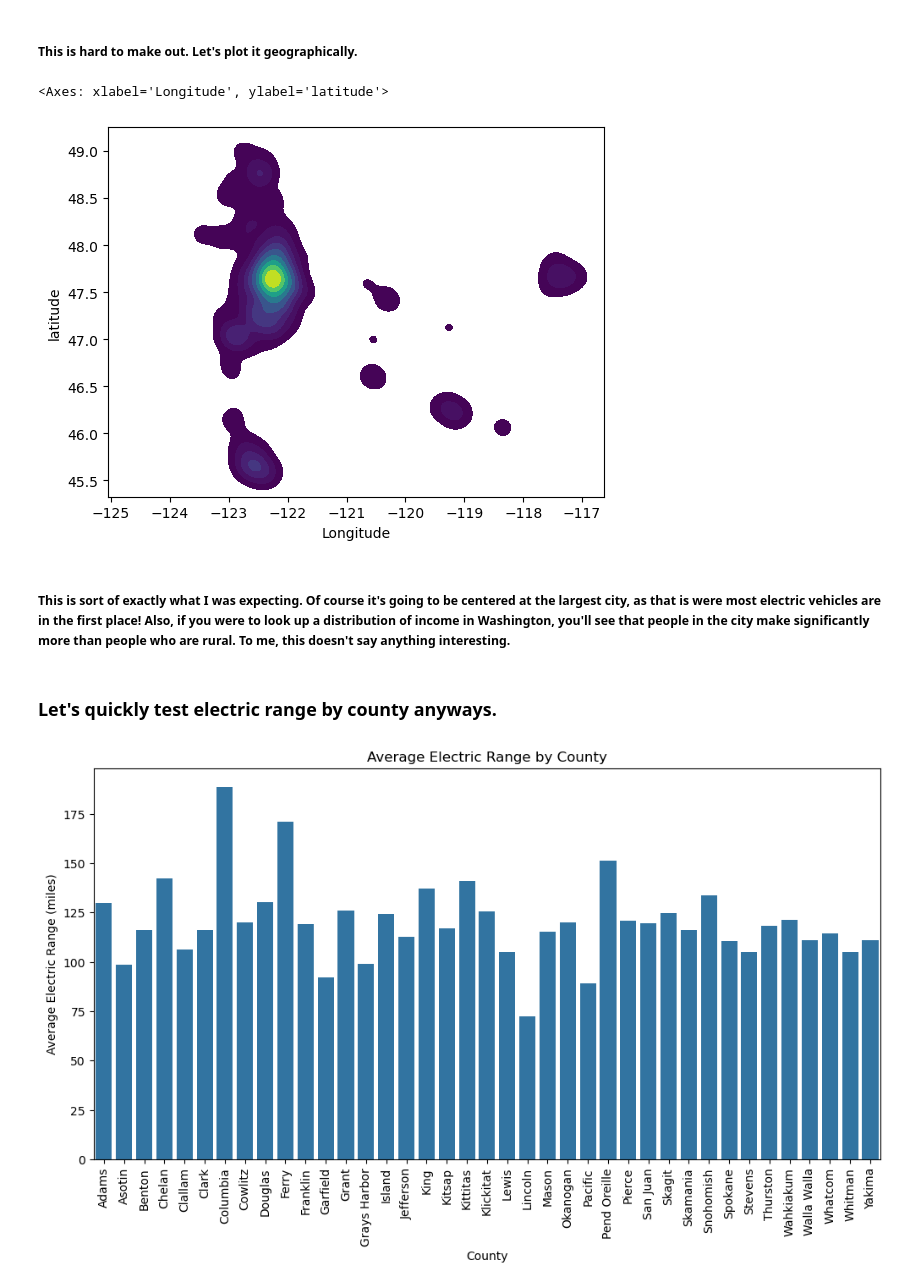
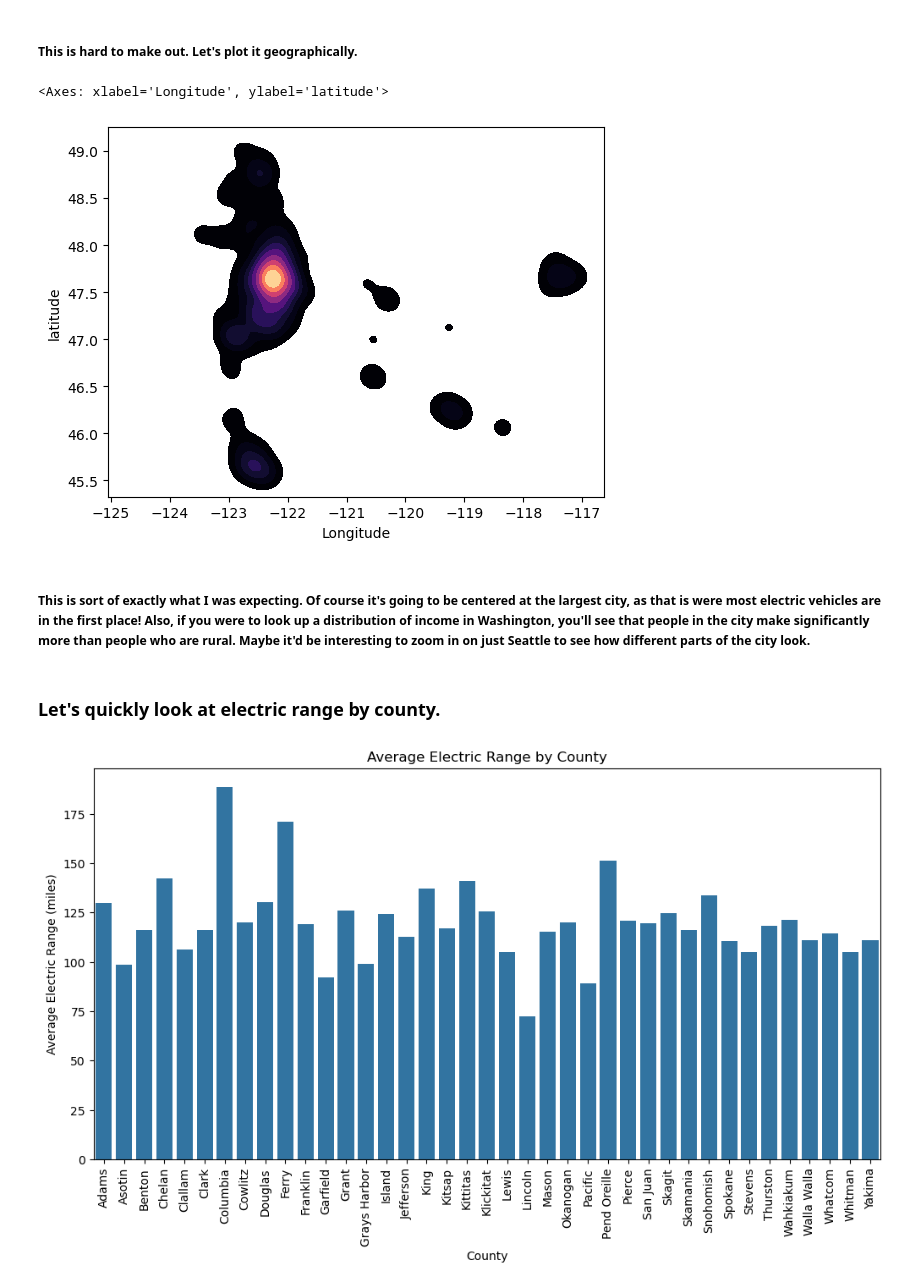
Before and after one commit to MichaelHowick/CS4580-EDA-Assignment, a Jupyter notebook: MichaelNotebook.ipynb, the cells around one changed output. Saved outputs shown, nothing was run; the diff lists cells and outputs as text; code cells hidden in the pictures.

```diff
--- a/MichaelNotebook.ipynb
+++ b/MichaelNotebook.ipynb
@@ -60,14 +60,14 @@ plt.show()
 # %%
 columns_county_MSRP = ['Base MSRP', 'latitude', 'Longitude']
 countyMSRP = df[columns_county_MSRP]
-sns.kdeplot(x='Longitude', y='latitude', data=countyMSRP, fill=True, cmap='viridis')
+sns.kdeplot(x='Longitude', y='latitude', data=countyMSRP, fill=True, cmap='magma')
 # %% [output]
 <Axes: xlabel='Longitude', ylabel='latitude'>
-[figure, old version]
+[figure, new version]
 # %% [markdown]
-##### This is sort of exactly what I was expecting. Of course it's going to be centered at the largest city, as that is were most electric vehicles are in the first place! Also, if you were to look up a distribution of income in Washington, you'll see that people in the city make significantly more than people who are rural. To me, this doesn't say anything interesting.
+##### This is sort of exactly what I was expecting. Of course it's going to be centered at the largest city, as that is were most electric vehicles are in the first place! Also, if you were to look up a distribution of income in Washington, you'll see that people in the city make significantly more than people who are rural. Maybe it'd be interesting to zoom in on just Seattle to see how different parts of the city look.
 # %% [markdown]
-### Let's quickly test electric range by county anyways.
+### Let's quickly look at electric range by county.
 # %%
 # Filter out rows where Electric Range is 0
 filtered_price_df = price_df[price_df['Electric Range'] > 0]
```
Also changed, not shown: parts of 12 cells of this notebook.
